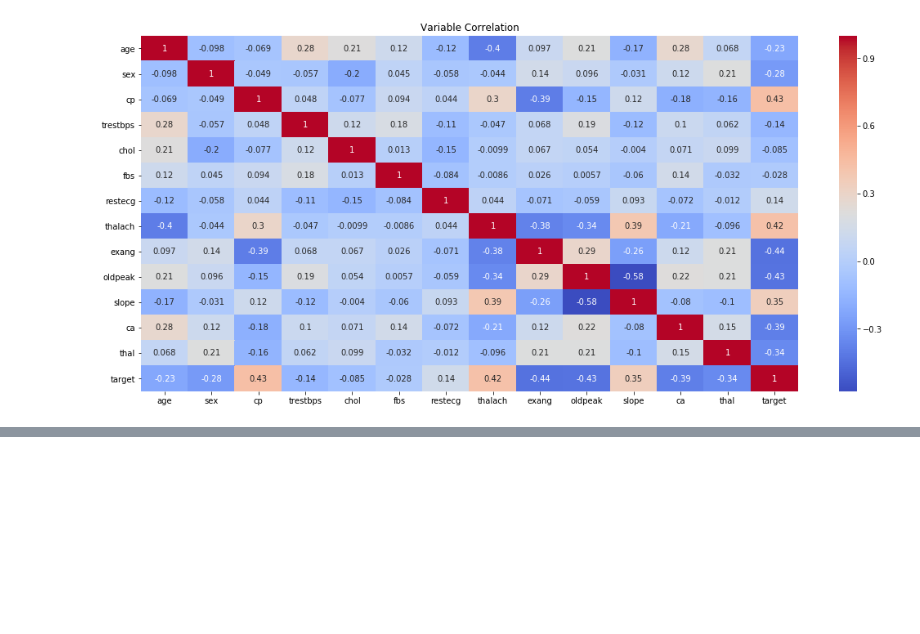
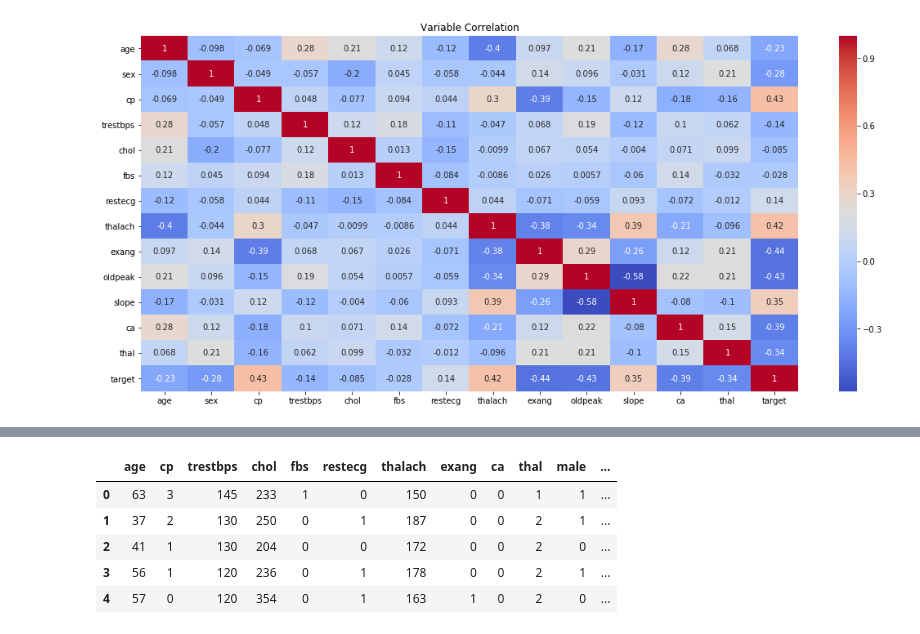
Before and after one commit to denzelIgnatius/heart_disease_predictor_app, a Jupyter notebook: prediction_model_prototype.ipynb, the cells around one changed output, grey strips where cells are left out. Saved outputs shown, nothing was run; the diff lists cells and outputs as text; code cells hidden in the pictures; blank space fills up the shorter version.

```diff
--- a/prediction_model_prototype.ipynb
+++ b/prediction_model_prototype.ipynb
@@ -59,0 +82,14 @@ scaled_data.head()
+# %%
+simpleData['ecg_st_t_abnorm'] = np.where(simpleData.restecg == 1, 1, 0)
+simpleData['ecg_lvh'] = np.where(simpleData.restecg == 2, 1, 0)
+simpleData['thal_normal'] = np.where(simpleData.thal == 1, 1, 0)
+simpleData['thal_fixed_defect'] = np.where(simpleData.thal == 2, 1, 0)
+simpleData['thal_reversable'] = np.where(simpleData.thal == 3, 1, 0)
+simpleData.head()
+# %% [output]
+|  | age | cp | trestbps | chol | fbs | restecg | thalach | exang | ca | thal | male | ... |
+| 0 | 63 | 3 | 145 | 233 | 1 | 0 | 150 | 0 | 0 | 1 | 1 | ... |
+| 1 | 37 | 2 | 130 | 250 | 0 | 1 | 187 | 0 | 0 | 2 | 1 | ... |
+| 2 | 41 | 1 | 130 | 204 | 0 | 0 | 172 | 0 | 0 | 2 | 0 | ... |
+| 3 | 56 | 1 | 120 | 236 | 0 | 1 | 178 | 0 | 0 | 2 | 1 | ... |
+| 4 | 57 | 0 | 120 | 354 | 0 | 1 | 163 | 1 | 0 | 2 | 0 | ... |
```
Also changed, not shown: parts of 14 cells of this notebook.
